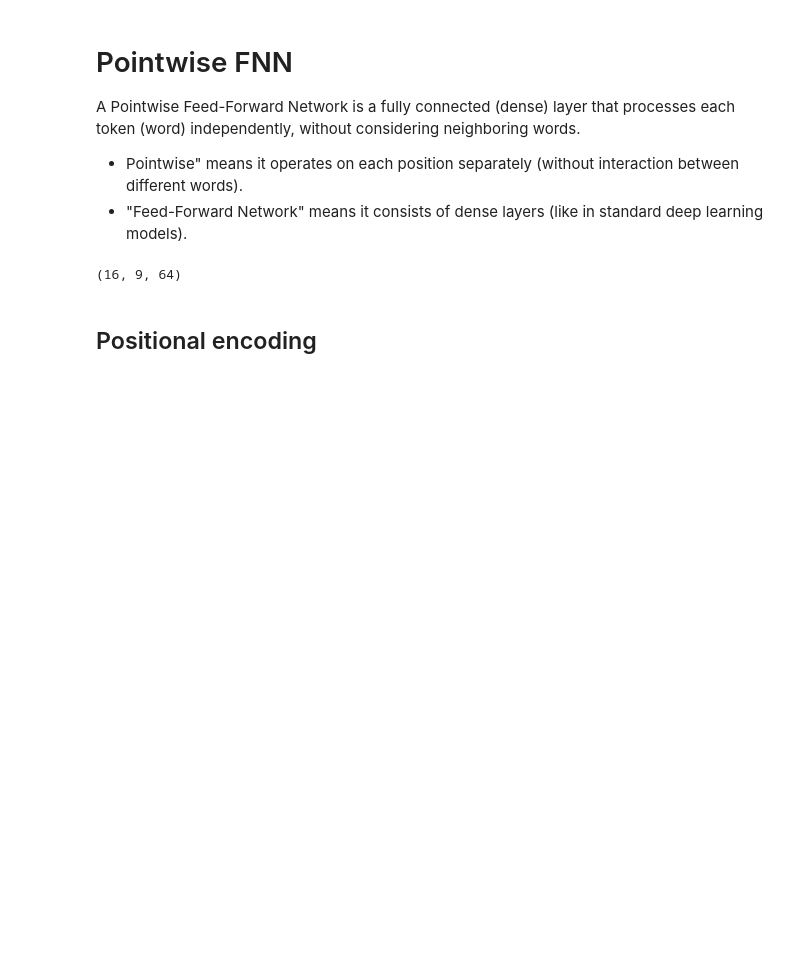
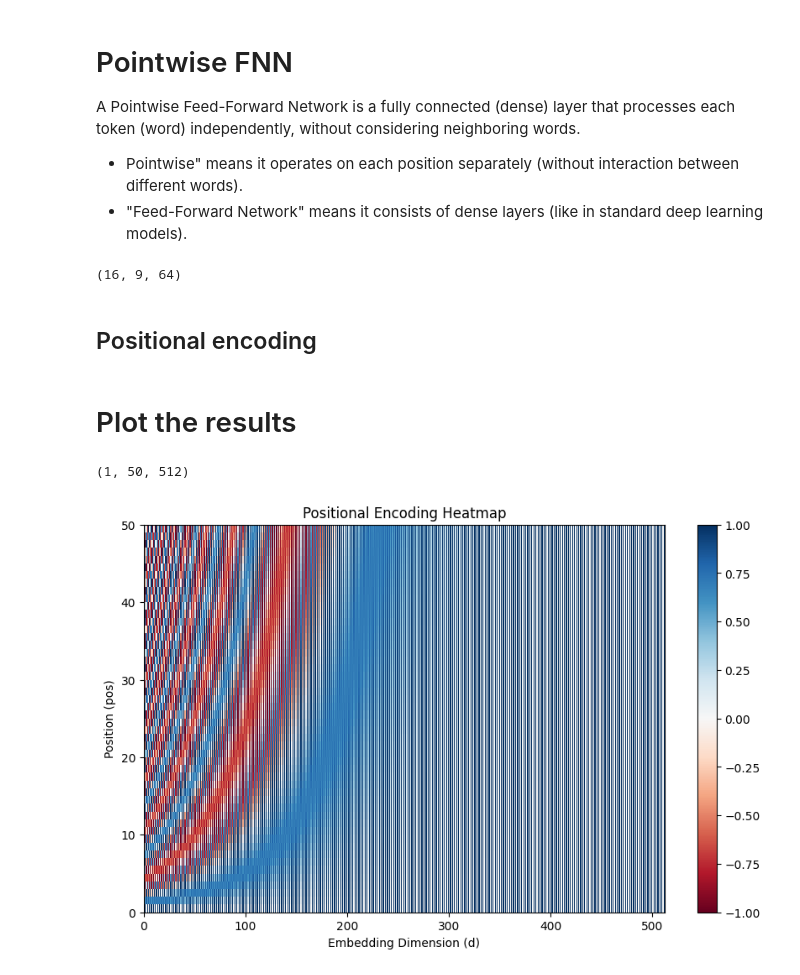
Before and after one commit to aliikhwan99/Transformer-in-TensorFlow-from-scratch, a Jupyter notebook: transformer-in-tensorflow-from-scratch-2.ipynb, the cells around one changed output. Drawn from its saved outputs; the diff is of its cells as text; code cells hidden in the pictures; blank space fills up the shorter version.

Commit message:
Kaggle Notebook | Transformer in TensorFlow from scratch -2 | Version 8

```diff
--- a/transformer-in-tensorflow-from-scratch-2.ipynb
+++ b/transformer-in-tensorflow-from-scratch-2.ipynb
@@ -222,3 +222,57 @@ def positional_encoding(positions, d):
     pos_encoding = angle_rads[np.newaxis, ...]
 
     return tf.cast(pos_encoding, dtype=tf.float32)
+# %% [markdown]
+# Plot the results
+# %%
+import numpy as np
+import tensorflow as tf
+import matplotlib.pyplot as plt
+
+def positional_encoding(positions, d):
+    """
+    Precomputes a matrix with all the positional encodings
+
+    Arguments:
+        positions (int) -- Maximum number of positions to be encoded
+        d (int) -- Encoding size (d_model)
+
+    Returns:
+        pos_encoding -- (1, position, d_model) A matrix with the positional encodings
+    """
+    pos = np.arange(positions)[:, np.newaxis]  # Column vector (positions, 1)
+    k = np.arange(d)[np.newaxis, :]  # Row vector (1, d)
+    i = k // 2  # Even and odd index handling
+
+    angle_rads = pos / (10000**(2 * i / d))  # Compute angles
+
+    # Apply sin to even indices (2i) and cos to odd indices (2i+1)
+    angle_rads[:, 0::2] = np.sin(angle_rads[:, 0::2])
+    angle_rads[:, 1::2] = np.cos(angle_rads[:, 1::2])
+
+    # Expand dimensions for batch processing
+    pos_encoding = angle_rads[np.newaxis, ...]
+
+    return tf.cast(pos_encoding, dtype=tf.float32)
+
+# Define positions and embedding dimension
+positions, d = 50, 512
+
+# Compute positional encoding
+pos_encoding = positional_encoding(positions, d)
+
+# Ensure correct shape
+print(pos_encoding.shape)  # Expected: (1, 50, 512)
+
+# Visualizing Positional Encoding
+plt.figure(figsize=(10, 6))
+plt.pcolormesh(pos_encoding[0], cmap='RdBu')
+plt.xlabel('Embedding Dimension (d)')
+plt.xlim((0, 512))
+plt.ylabel('Position (pos)')
+plt.colorbar()
+plt.title("Positional Encoding Heatmap")
+plt.show()
+# %% [output]
+(1, 50, 512)
+[figure, added]
```
